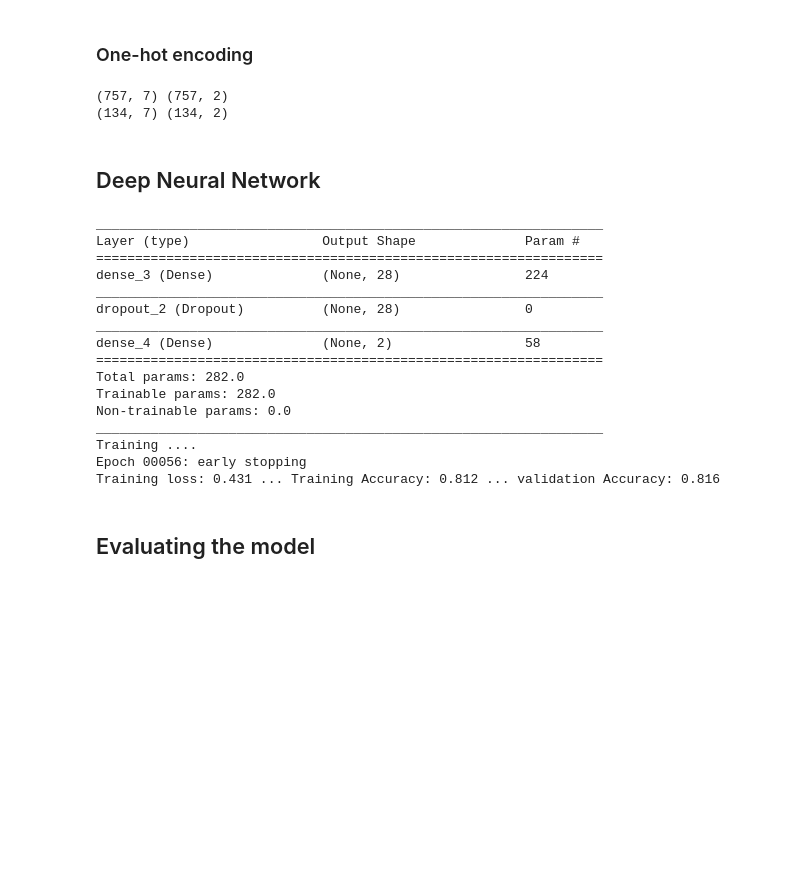
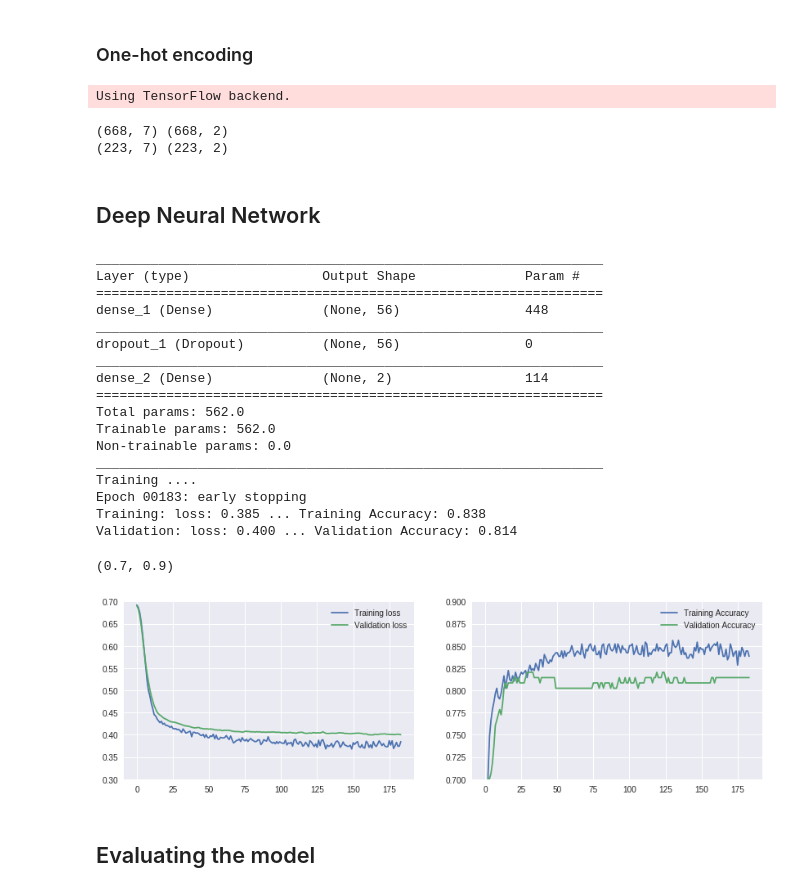
Before and after one commit to angelmtenor/IDAFC, a Jupyter notebook: titanic_project_DNN.ipynb, the cells around one changed output. Cells and saved outputs as stored; diff of their text form; code cells hidden in the pictures; blank space fills up the shorter version.

```diff
--- a/titanic_project_DNN.ipynb
+++ b/titanic_project_DNN.ipynb
@@ -114,7 +112,7 @@ data.head()
 # %%
 from sklearn.model_selection import train_test_split
 
-train, test = train_test_split(data,  test_size=0.15, random_state=9)
+train, test = train_test_split(data,  test_size=0.25, random_state=9)
 
 # Separate the data into features and targets (x=features, y=targets)
 x_train, y_train_nc = train.drop(targets, axis=1).values, train[targets].values
@@ -135,8 +133,9 @@ y_test = keras.utils.to_categorical(y_test_nc, num_classes)
 print(x_train.shape ,y_train.shape)
 print(x_test.shape,y_test.shape)
 # %% [output]
-(757, 7) (757, 2)
-(134, 7) (134, 2)
+Using TensorFlow backend.
+(668, 7) (668, 2)
+(223, 7) (223, 2)
 # %% [markdown]
 ## Deep Neural Network
 # %%
@@ -146,51 +145,70 @@ from keras.layers.core import Dense, Dropout
 keras.optimizers.Adam
 #from keras.layers.advanced_activations import LeakyReLU
 
-nodes = x_train.shape[1]*4
+nodes = x_train.shape[1]*8
 
 weights = keras.initializers.RandomNormal(stddev=0.001)
 
 model = Sequential()
 model.add(Dense(nodes, input_dim=x_train.shape[1], activation='relu',
                kernel_initializer=weights,
                bias_initializer = 'zero'))
 model.add(Dropout(.2))
 
 model.add(Dense(2,activation='softmax',
                kernel_initializer = weights,
                bias_initializer = 'zero'))
 
 
 # opt = keras.optimizers.Adam(lr=0.001, beta_1=0.9, beta_2=0.999, epsilon=1e-08, decay=0.0)
-model.compile(loss = 'binary_crossentropy', optimizer='adam', metrics=['accuracy'])
+opt = keras.optimizers.adam()
+
+model.compile(loss = 'binary_crossentropy', optimizer=opt, metrics=['accuracy'])
 model.summary()
 
-callbacks = [keras.callbacks.EarlyStopping(monitor='val_loss', patience=10, verbose=1)]
+callbacks = [keras.callbacks.EarlyStopping(monitor='val_loss', patience=20, verbose=1)]
 
 print('Training ....')
 
 history = model.fit(x_train, y_train, epochs=1000, batch_size=64, verbose=0,
-                    validation_split=0.15, callbacks=callbacks)
+                    validation_split=0.25, callbacks=callbacks)
 
-print("Training loss: {:.3f} ... Training Accuracy: {:.3f} ... validation Accuracy: {:.3f}".
-      format(history.history['loss'][-1], history.history['acc'][-1], history.history['val_acc'][-1]))
+print("Training: loss: {:.3f} ... Training Accuracy: {:.3f}".format(
+    history.history['loss'][-1], history.history['acc'][-1]))
+print("Validation: loss: {:.3f} ... Validation Accuracy: {:.3f}".format(
+    history.history['val_loss'][-1], history.history['val_acc'][-1]))
+
+plt.figure(figsize=(14, 4))
+plt.subplot(121)
+plt.plot(history.history['loss'], label='Training loss')
+plt.plot(history.history['val_loss'], label='Validation loss')
+plt.legend()
+plt.ylim(ymin=0.3, ymax=0.7)
+plt.subplot(122)
+plt.plot(history.history['acc'], label='Training Accuracy')
+plt.plot(history.history['val_acc'], label='Validation Accuracy')
+plt.legend()
+plt.ylim(ymin=0.7, ymax=0.9)
 # %% [output]
 _________________________________________________________________
 Layer (type)                 Output Shape              Param #
 =================================================================
-dense_3 (Dense)              (None, 28)                224
+dense_1 (Dense)              (None, 56)                448
 _________________________________________________________________
-dropout_2 (Dropout)          (None, 28)                0
+dropout_1 (Dropout)          (None, 56)                0
 _________________________________________________________________
-dense_4 (Dense)              (None, 2)                 58
+dense_2 (Dense)              (None, 2)                 114
 =================================================================
-Total params: 282.0
-Trainable params: 282.0
+Total params: 562.0
+Trainable params: 562.0
 Non-trainable params: 0.0
 _________________________________________________________________
 Training ....
-Epoch 00056: early stopping
-Training loss: 0.431 ... Training Accuracy: 0.812 ... validation Accuracy: 0.816
+Epoch 00183: early stopping
+Training: loss: 0.385 ... Training Accuracy: 0.838
+Validation: loss: 0.400 ... Validation Accuracy: 0.814
+(0.7, 0.9)
+[figure, added]
 # %% [markdown]
 ## Evaluating the model
 # %%
```
Also changed, not shown: parts of 1 cell of this notebook.
